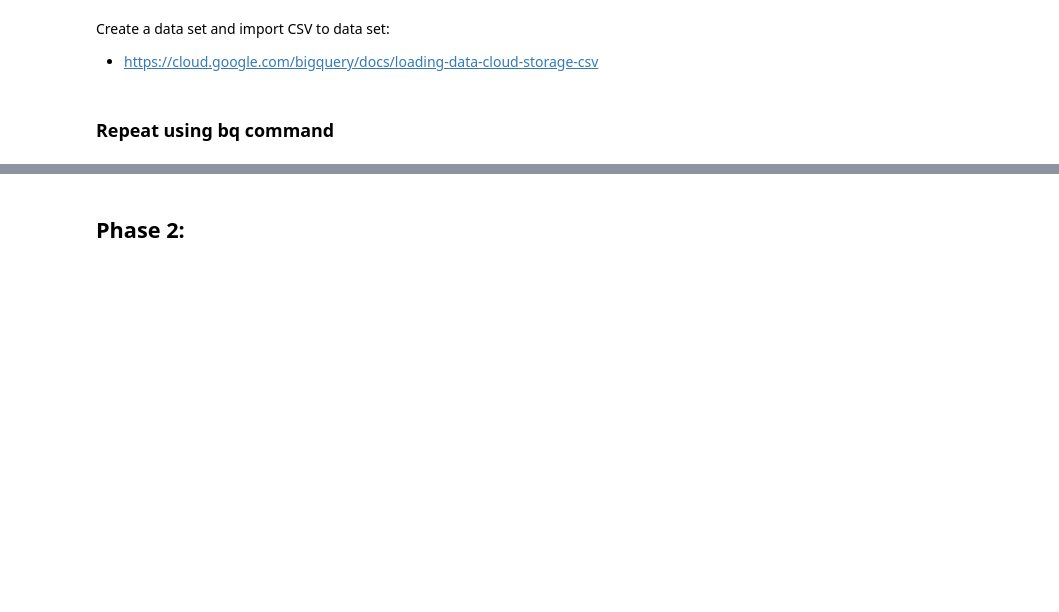
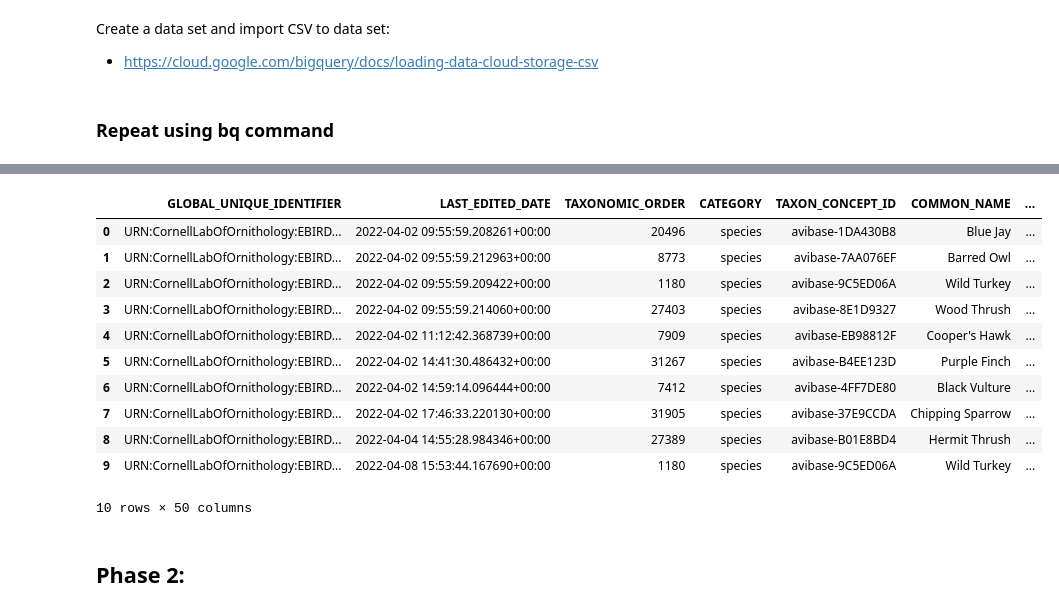
Before and after one commit to rwcitek/C11-capstone-project, a Jupyter notebook: eBird/ebird_bigquery.ipynb, the cells around one changed output, grey strips where cells are left out. Drawn from its saved outputs; the diff is of its cells as text; code cells hidden in the pictures; blank space fills up the shorter version.

```diff
--- a/eBird/ebird_bigquery.ipynb
+++ b/eBird/ebird_bigquery.ipynb
@@ -162,3 +217,18 @@ Waiting on bqjob_r2c10e32fbe8bf2d0_0000018bf481da69_1 ... (1s) Current status: D
+# %%
+df
+# %% [output]
+|  | GLOBAL_UNIQUE_IDENTIFIER | LAST_EDITED_DATE | TAXONOMIC_ORDER | CATEGORY | TAXON_CONCEPT_ID | COMMON_NAME | ... |
+| 0 | URN:CornellLabOfOrnithology:EBIRD... | 2022-04-02 09:55:59.208261+00:00 | 20496 | species | avibase-1DA430B8 | Blue Jay | ... |
+| 1 | URN:CornellLabOfOrnithology:EBIRD... | 2022-04-02 09:55:59.212963+00:00 | 8773 | species | avibase-7AA076EF | Barred Owl | ... |
+| 2 | URN:CornellLabOfOrnithology:EBIRD... | 2022-04-02 09:55:59.209422+00:00 | 1180 | species | avibase-9C5ED06A | Wild Turkey | ... |
+| 3 | URN:CornellLabOfOrnithology:EBIRD... | 2022-04-02 09:55:59.214060+00:00 | 27403 | species | avibase-8E1D9327 | Wood Thrush | ... |
+| 4 | URN:CornellLabOfOrnithology:EBIRD... | 2022-04-02 11:12:42.368739+00:00 | 7909 | species | avibase-EB98812F | Cooper's Hawk | ... |
+| 5 | URN:CornellLabOfOrnithology:EBIRD... | 2022-04-02 14:41:30.486432+00:00 | 31267 | species | avibase-B4EE123D | Purple Finch | ... |
+| 6 | URN:CornellLabOfOrnithology:EBIRD... | 2022-04-02 14:59:14.096444+00:00 | 7412 | species | avibase-4FF7DE80 | Black Vulture | ... |
+| 7 | URN:CornellLabOfOrnithology:EBIRD... | 2022-04-02 17:46:33.220130+00:00 | 31905 | species | avibase-37E9CCDA | Chipping Sparrow | ... |
+| 8 | URN:CornellLabOfOrnithology:EBIRD... | 2022-04-04 14:55:28.984346+00:00 | 27389 | species | avibase-B01E8BD4 | Hermit Thrush | ... |
+| 9 | URN:CornellLabOfOrnithology:EBIRD... | 2022-04-08 15:53:44.167690+00:00 | 1180 | species | avibase-9C5ED06A | Wild Turkey | ... |
+10 rows × 50 columns
 # %% [markdown]
 ## Phase 2:
 # %% [markdown]
```
Also changed, not shown: parts of 33 cells of this notebook.
